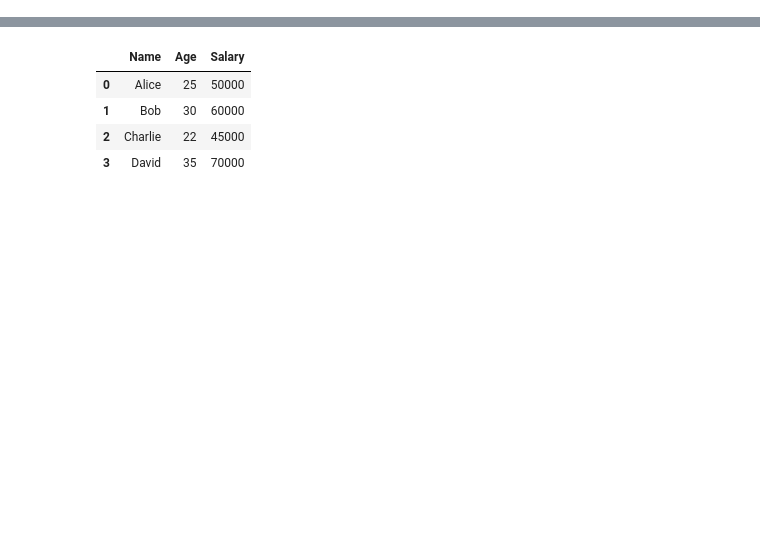
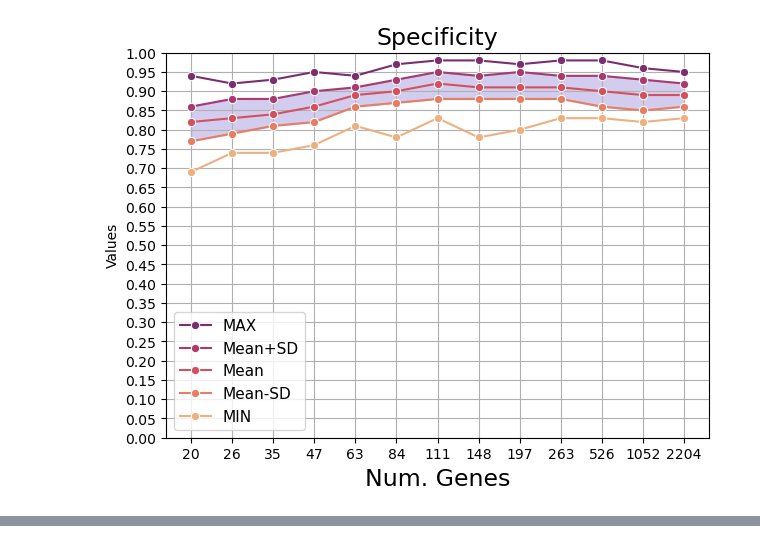
Before and after one commit to zainabnazari/ppmi, a Jupyter notebook: Draft/ivan_data.ipynb, the cells around one changed output, grey strips where cells are left out. Saved outputs shown, nothing was run; the diff lists cells and outputs as text; code cells hidden in the pictures; blank space fills up the shorter version.

Commit message:
plots adaboost result added

```diff
--- a/Draft/ivan_data.ipynb
+++ b/Draft/ivan_data.ipynb
@@ -4,2 +9,6 @@ from pathlib import Path
 # %%
-path2 = Path("/home/znazari/data") # where the output data will be saved at the end.
+path2 = Path("/home/znazari/data")# where the output data will be saved at the end.
+path3 = Path("/home/znazari/ppmi_files/External_data")
+# %%
+x_data = pd.read_csv(path3/"AdaBoost_params_all_top_models_summary - Foglio2-1.csv")
+x_data
@@ -5,0 +121,7 @@ path2 = Path("/home/znazari/data") # where the output data will be saved at the
+# %%
+s_data = x_data.iloc[13:18]
+s1_data = s_data.iloc[:, 1:]
+s1_data.set_index('Unnamed: 1', inplace=True)
+s1_data.index.name = 'Sensitivity'
+s12_data=s1_data.astype(float).round(2)
+s12_data
@@ -5,0 +165,7 @@ path2 = Path("/home/znazari/data") # where the output data will be saved at the
+# %%
+sp_data = x_data.iloc[19:24]
+sp1_data = sp_data.iloc[:, 1:]
+sp1_data.set_index('Unnamed: 1', inplace=True)
+sp1_data.index.name = 'Specificity'
+sp12_data=sp1_data.astype(float).round(2)
+sp12_data
@@ -6 +180,30 @@ path2 = Path("/home/znazari/data") # where the output data will be saved at the
+# %%
+df = sp12_data
+
+# Transpose the DataFrame
+df_transposed = df.transpose()
+
+# Define color palette
+palette = sns.color_palette("flare", as_cmap=True)
+
+# Create a line plot with markers for each statistic
+plt.figure(figsize=(7, 5))
+
+for i, column in enumerate(df_transposed.columns):
+    color = palette((4-i) / len(df_transposed.columns))
+    sns.lineplot(data=df_transposed, x=df_transposed.index, y=column, marker='o', label=column, color=color)
+
+# Fill color between Mean-SD and Mean+SD
+plt.fill_between(df_transposed.index, df_transposed['Mean-SD'], df_transposed['Mean+SD'], color='slateblue', alpha=0.3)
+
+plt.xlabel('Num. Genes',fontsize=17)
+plt.ylabel('Values')
+plt.title('Specificity',fontsize=17)
+plt.grid(True)
+plt.ylim(0, 1)
+plt.yticks([i/20 for i in range(21)])
+plt.legend(fontsize=11)
+plt.show()
+# %% [output]
+[figure, added]
 # %%
@@ -28,9 +227,0 @@ data = {'Name': ['Alice', 'Bob', 'Charlie', 'David'],
-# %%
-df = pd.DataFrame(data)
-df
-# %% [output]
-|  | Name | Age | Salary |
-| 0 | Alice | 25 | 50000 |
-| 1 | Bob | 30 | 60000 |
-| 2 | Charlie | 22 | 45000 |
-| 3 | David | 35 | 70000 |
```
Also changed, not shown: parts of 16 cells of this notebook, 3 other files.
